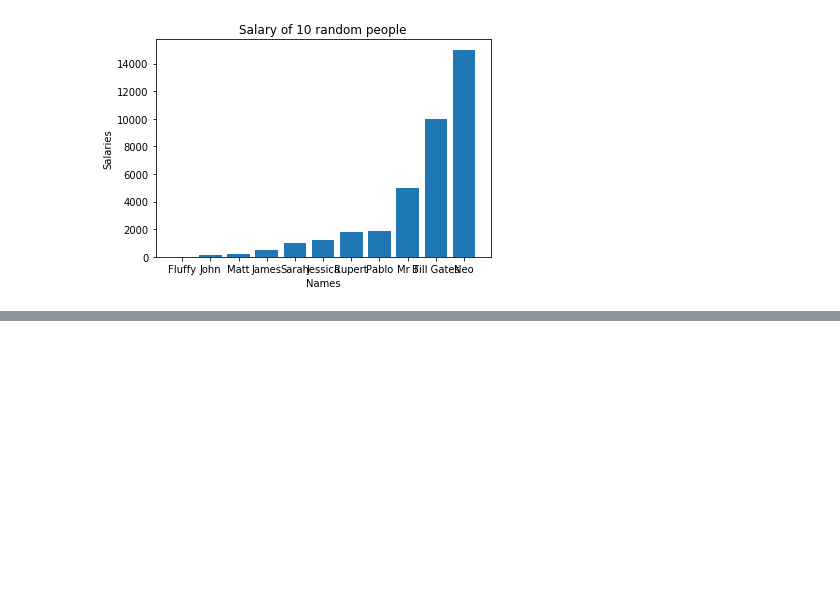
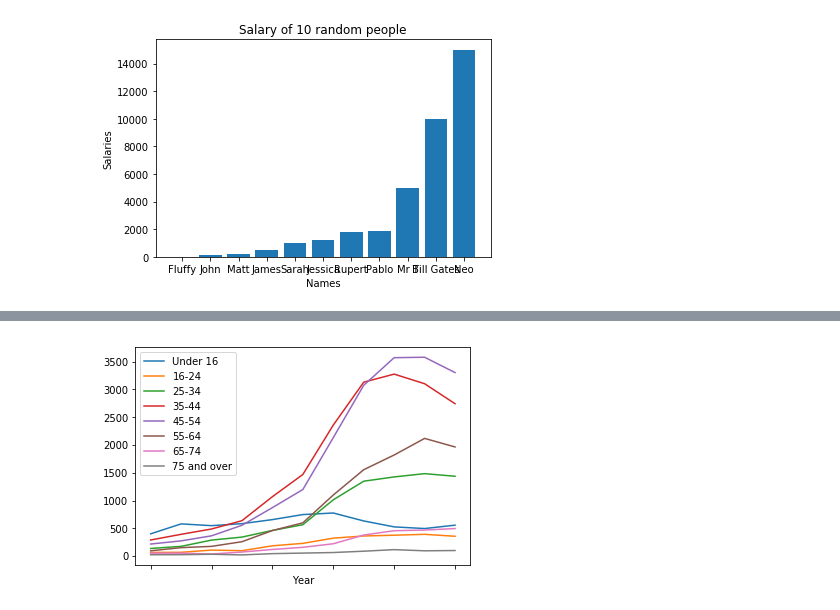
Before and after one commit to DevScience/Algoritms, a Jupyter notebook: Python's/Python 4 Scientists and Engineers/Python for Scientists and Engineers Shantu Tiwari.ipynb, the cells around one changed output, grey strips where cells are left out. Saved outputs shown, nothing was run; the diff lists cells and outputs as text; code cells hidden in the pictures; blank space fills up the shorter version.

```diff
--- a/Python's/Python 4 Scientists and Engineers/Python for Scientists and Engineers Shantu Tiwari.ipynb
+++ b/Python's/Python 4 Scientists and Engineers/Python for Scientists and Engineers Shantu Tiwari.ipynb
@@ -241,0 +405,10 @@ import matplotlib.pyplot as plt
+# %%
+# Plotting everything cause total to override everything. So drop it.
+# Drop the total column and plot
+data_age_minus_total = data_age.drop('Total', axis = 1)
+# %%
+# The drop() function can drop entries from an table. Here, we are dropping the Total column.
+data_age_minus_total.plot()
+plt.show()
+# %% [output]
+[figure, added]
```
Also changed, not shown: parts of 38 cells of this notebook, 4 other files.
